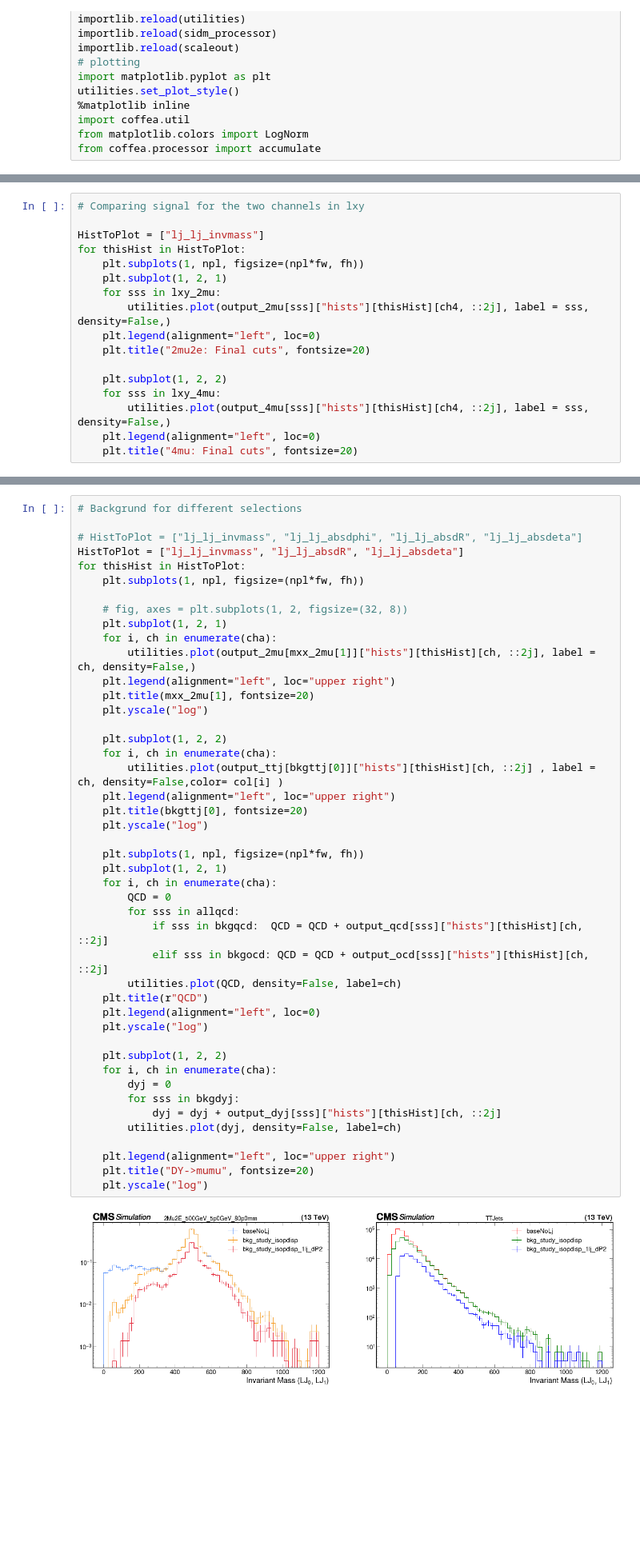
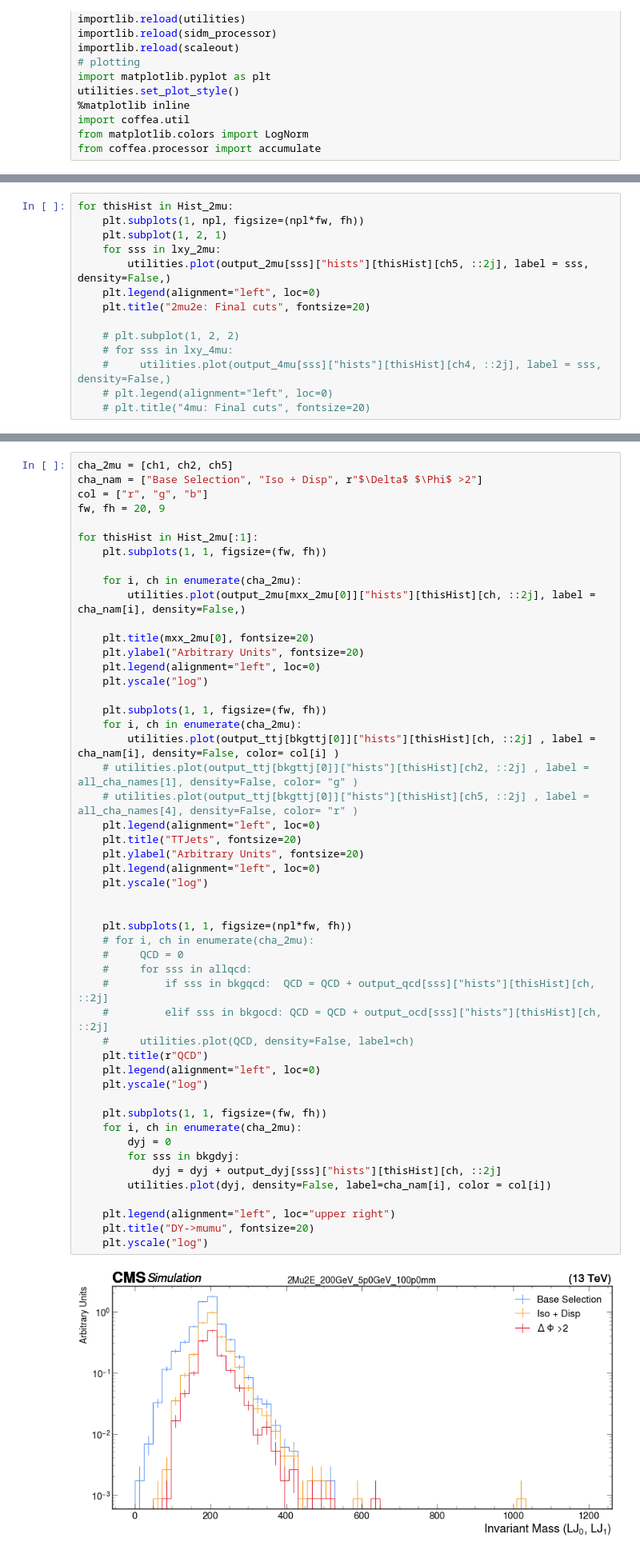
Before and after one commit to jsiado/SIDM, a Jupyter notebook: sidm/studies/muon_id/summary.ipynb, the cells around one changed output, grey strips where cells are left out. Shown at 80% size. Cells and saved outputs as stored; diff of their text form; blank space fills up the shorter version.

```diff
--- a/sidm/studies/muon_id/summary.ipynb
+++ b/sidm/studies/muon_id/summary.ipynb
@@ -200,18 +167,15 @@ for thisHist in HistToPlot:
 # %%
-# Comparing signal for the two channels in lxy
-
-HistToPlot = ["lj_lj_invmass"]
-for thisHist in HistToPlot:
+for thisHist in Hist_2mu:
     plt.subplots(1, npl, figsize=(npl*fw, fh))
     plt.subplot(1, 2, 1)
     for sss in lxy_2mu:
-        utilities.plot(output_2mu[sss]["hists"][thisHist][ch4, ::2j], label = sss, density=False,)
+        utilities.plot(output_2mu[sss]["hists"][thisHist][ch5, ::2j], label = sss, density=False,)
     plt.legend(alignment="left", loc=0)
     plt.title("2mu2e: Final cuts", fontsize=20)
 
-    plt.subplot(1, 2, 2)
-    for sss in lxy_4mu:
-        utilities.plot(output_4mu[sss]["hists"][thisHist][ch4, ::2j], label = sss, density=False,)
-    plt.legend(alignment="left", loc=0)
-    plt.title("4mu: Final cuts", fontsize=20)
+    # plt.subplot(1, 2, 2)
+    # for sss in lxy_4mu:
+    #     utilities.plot(output_4mu[sss]["hists"][thisHist][ch4, ::2j], label = sss, density=False,)
+    # plt.legend(alignment="left", loc=0)
+    # plt.title("4mu: Final cuts", fontsize=20)
 # %% [output]
@@ -219,47 +187,52 @@ for thisHist in HistToPlot:
 # %%
-# Backgrund for different selections
+cha_2mu = [ch1, ch2, ch5]
+cha_nam = ["Base Selection", "Iso + Disp", r"$\Delta$ $\Phi$ >2"]
+col = ["r", "g", "b"]
+fw, fh = 20, 9
 
-# HistToPlot = ["lj_lj_invmass", "lj_lj_absdphi", "lj_lj_absdR", "lj_lj_absdeta"]
-HistToPlot = ["lj_lj_invmass", "lj_lj_absdR", "lj_lj_absdeta"]
-for thisHist in HistToPlot:
-    plt.subplots(1, npl, figsize=(npl*fw, fh))
+for thisHist in Hist_2mu[:1]:
+    plt.subplots(1, 1, figsize=(fw, fh))
 
-    # fig, axes = plt.subplots(1, 2, figsize=(32, 8))
-    plt.subplot(1, 2, 1)
-    for i, ch in enumerate(cha):
-        utilities.plot(output_2mu[mxx_2mu[1]]["hists"][thisHist][ch, ::2j], label = ch, density=False,)
-    plt.legend(alignment="left", loc="upper right")
-    plt.title(mxx_2mu[1], fontsize=20)
+    for i, ch in enumerate(cha_2mu):
+        utilities.plot(output_2mu[mxx_2mu[0]]["hists"][thisHist][ch, ::2j], label = cha_nam[i], density=False,)
+
+    plt.title(mxx_2mu[0], fontsize=20)
+    plt.ylabel("Arbitrary Units", fontsize=20)
+    plt.legend(alignment="left", loc=0)
     plt.yscale("log")
 
-    plt.subplot(1, 2, 2)
-    for i, ch in enumerate(cha):
-        utilities.plot(output_ttj[bkgttj[0]]["hists"][thisHist][ch, ::2j] , label = ch, density=False,color= col[i] )
-    plt.legend(alignment="left", loc="upper right")
-    plt.title(bkgttj[0], fontsize=20)
+    plt.subplots(1, 1, figsize=(fw, fh))
+    for i, ch in enumerate(cha_2mu):
+        utilities.plot(output_ttj[bkgttj[0]]["hists"][thisHist][ch, ::2j] , label = cha_nam[i], density=False, color= col[i] )
+    # utilities.plot(output_ttj[bkgttj[0]]["hists"][thisHist][ch2, ::2j] , label = all_cha_names[1], density=False, color= "g" )
+    # utilities.plot(output_ttj[bkgttj[0]]["hists"][thisHist][ch5, ::2j] , label = all_cha_names[4], density=False, color= "r" )
+    plt.legend(alignment="left", loc=0)
+    plt.title("TTJets", fontsize=20)
+    plt.ylabel("Arbitrary Units", fontsize=20)
+    plt.legend(alignment="left", loc=0)
     plt.yscale("log")
 
-    plt.subplots(1, npl, figsize=(npl*fw, fh))
-    plt.subplot(1, 2, 1)
-    for i, ch in enumerate(cha):
-        QCD = 0
-        for sss in allqcd:
-            if sss in bkgqcd:  QCD = QCD + output_qcd[sss]["hists"][thisHist][ch, ::2j]
-            elif sss in bkgocd: QCD = QCD + output_ocd[sss]["hists"][thisHist][ch, ::2j]
-        utilities.plot(QCD, density=False, label=ch)
+
+    plt.subplots(1, 1, figsize=(npl*fw, fh))
+    # for i, ch in enumerate(cha_2mu):
+    #     QCD = 0
+    #     for sss in allqcd:
+    #         if sss in bkgqcd:  QCD = QCD + output_qcd[sss]["hists"][thisHist][ch, ::2j]
+    #         elif sss in bkgocd: QCD = QCD + output_ocd[sss]["hists"][thisHist][ch, ::2j]
+    #     utilities.plot(QCD, density=False, label=ch)
     plt.title(r"QCD")
     plt.legend(alignment="left", loc=0)
     plt.yscale("log")
 
-    plt.subplot(1, 2, 2)
-    for i, ch in enumerate(cha):
+    plt.subplots(1, 1, figsize=(fw, fh))
+    for i, ch in enumerate(cha_2mu):
         dyj = 0
         for sss in bkgdyj:
             dyj = dyj + output_dyj[sss]["hists"][thisHist][ch, ::2j]
-        utilities.plot(dyj, density=False, label=ch)
+        utilities.plot(dyj, density=False, label=cha_nam[i], color = col[i])
 
     plt.legend(alignment="left", loc="upper right")
     plt.title("DY->mumu", fontsize=20)
     plt.yscale("log")
 # %% [output]
-[figure, old version]
+[figure, new version]
```
Also changed, not shown: parts of 26 cells of this notebook, 6 other files.
